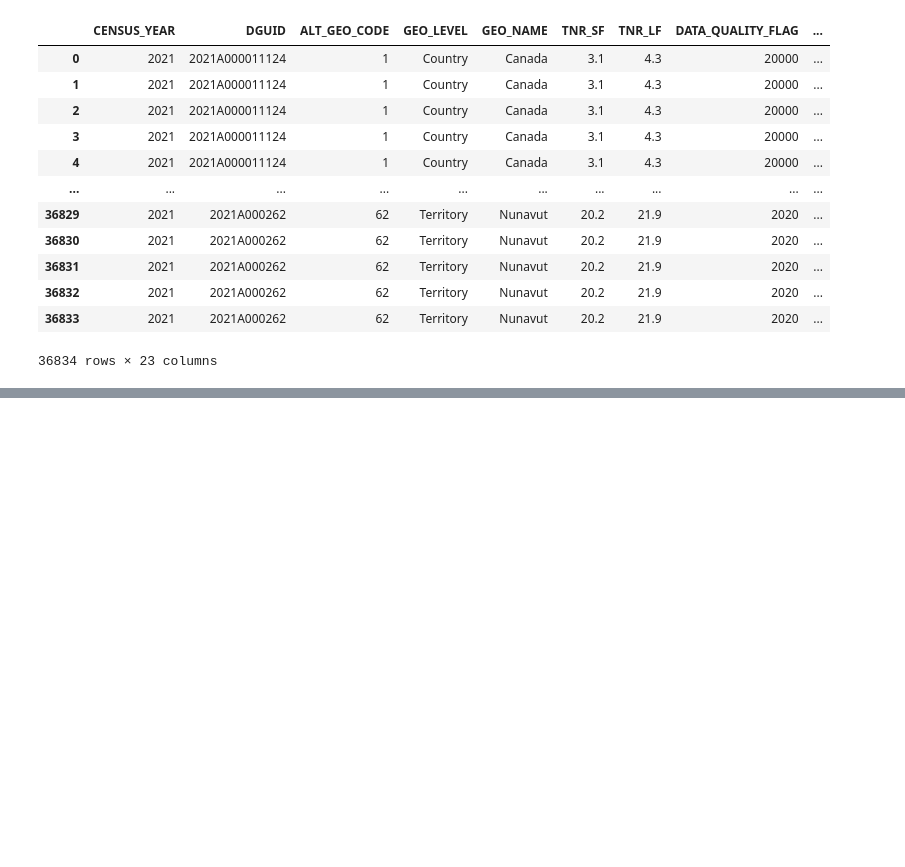
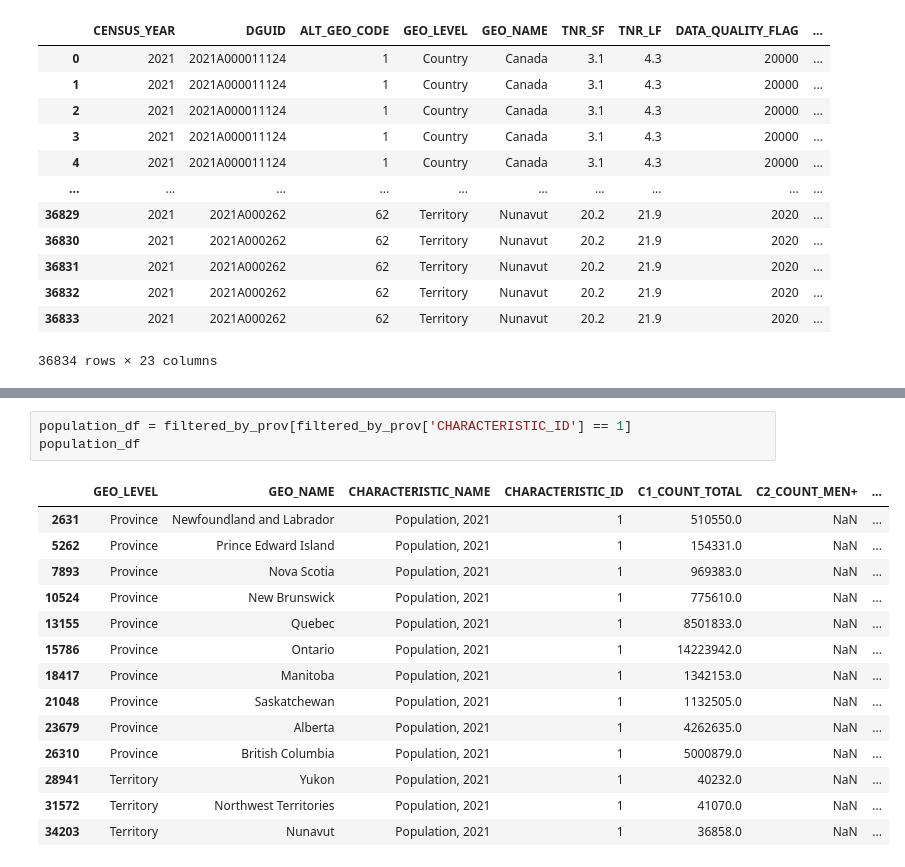
Before and after one commit to BehnooshNasri/project_one, a Jupyter notebook: gender and grad school/Gender Data Cleaning.ipynb, the cells around one changed output, grey strips where cells are left out. Cells and saved outputs as stored; diff of their text form; blank space fills up the shorter version.

```diff
--- a/gender and grad school/Gender Data Cleaning.ipynb
+++ b/gender and grad school/Gender Data Cleaning.ipynb
@@ -39,4 +40,22 @@ filtered_by_prov
 | 36832 | Territory | Nunavut | Eligible children who have not be... | 2630 | 140.0 | 80.0 | ... |
 | 36833 | Territory | Nunavut | Children not eligible for instruc... | 2631 | 9140.0 | 4555.0 | ... |
 34203 rows × 10 columns
+# %%
+population_df = filtered_by_prov[filtered_by_prov['CHARACTERISTIC_ID'] == 1]
+population_df
+# %% [output]
+|  | GEO_LEVEL | GEO_NAME | CHARACTERISTIC_NAME | CHARACTERISTIC_ID | C1_COUNT_TOTAL | C2_COUNT_MEN+ | ... |
+| 2631 | Province | Newfoundland and Labrador | Population, 2021 | 1 | 510550.0 | NaN | ... |
+| 5262 | Province | Prince Edward Island | Population, 2021 | 1 | 154331.0 | NaN | ... |
+| 7893 | Province | Nova Scotia | Population, 2021 | 1 | 969383.0 | NaN | ... |
+| 10524 | Province | New Brunswick | Population, 2021 | 1 | 775610.0 | NaN | ... |
+| 13155 | Province | Quebec | Population, 2021 | 1 | 8501833.0 | NaN | ... |
+| 15786 | Province | Ontario | Population, 2021 | 1 | 14223942.0 | NaN | ... |
+| 18417 | Province | Manitoba | Population, 2021 | 1 | 1342153.0 | NaN | ... |
+| 21048 | Province | Saskatchewan | Population, 2021 | 1 | 1132505.0 | NaN | ... |
+| 23679 | Province | Alberta | Population, 2021 | 1 | 4262635.0 | NaN | ... |
+| 26310 | Province | British Columbia | Population, 2021 | 1 | 5000879.0 | NaN | ... |
+| 28941 | Territory | Yukon | Population, 2021 | 1 | 40232.0 | NaN | ... |
+| 31572 | Territory | Northwest Territories | Population, 2021 | 1 | 41070.0 | NaN | ... |
+| 34203 | Territory | Nunavut | Population, 2021 | 1 | 36858.0 | NaN | ... |
 # %%
```
Also changed, not shown: parts of 6 cells of this notebook, 1 other file.
